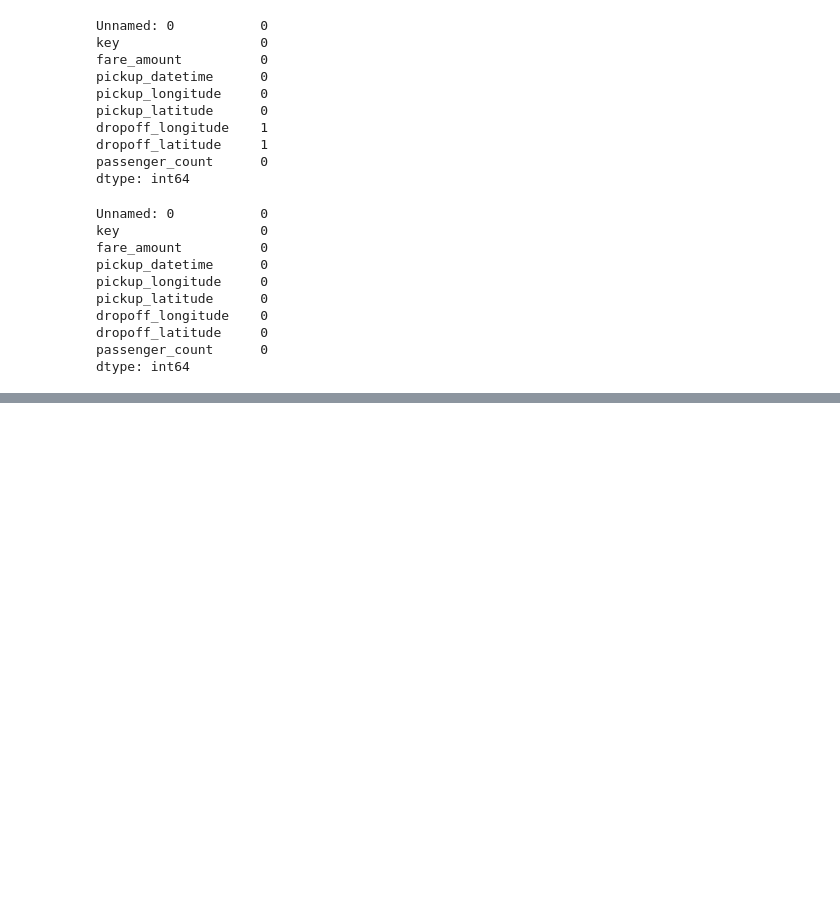
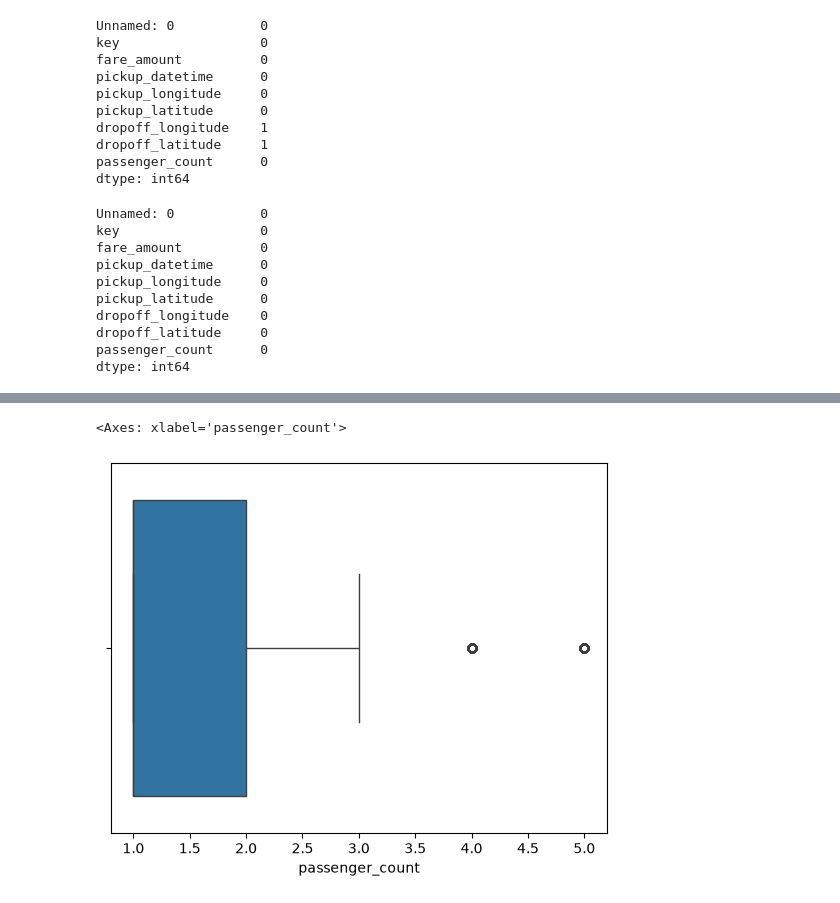
Before and after one commit to Pratik0-0/lp3, a Jupyter notebook: uberRide.ipynb, the cells around one changed output, grey strips where cells are left out. Drawn from its saved outputs; the diff is of its cells as text; code cells hidden in the pictures; blank space fills up the shorter version.

```diff
--- a/uberRide.ipynb
+++ b/uberRide.ipynb
@@ -145,3 +110,0 @@ df['pickup_datetime'] = pd.to_datetime(df['pickup_datetime'])
-# %%
-df['hour'] = df['pickup_datetime'].dt.hour
-df['day_of_week'] = df['pickup_datetime'].dt.dayofweek
@@ -177,0 +116,5 @@ Y_pred = lr.predict(X_test)
+# %%
+sns.boxplot(x=df['passenger_count'])
+# %% [output]
+<Axes: xlabel='passenger_count'>
+[figure, added]
```
Also changed, not shown: parts of 41 cells of this notebook, 2 other files.
